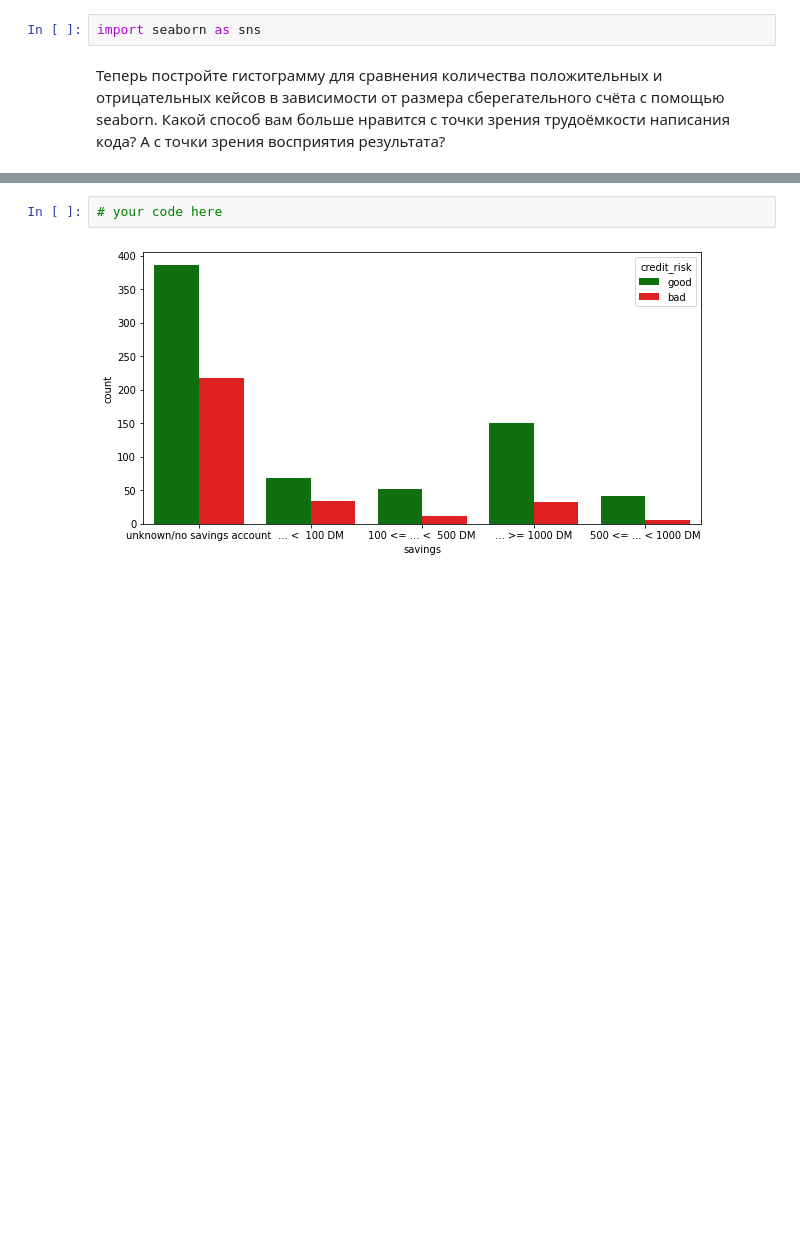
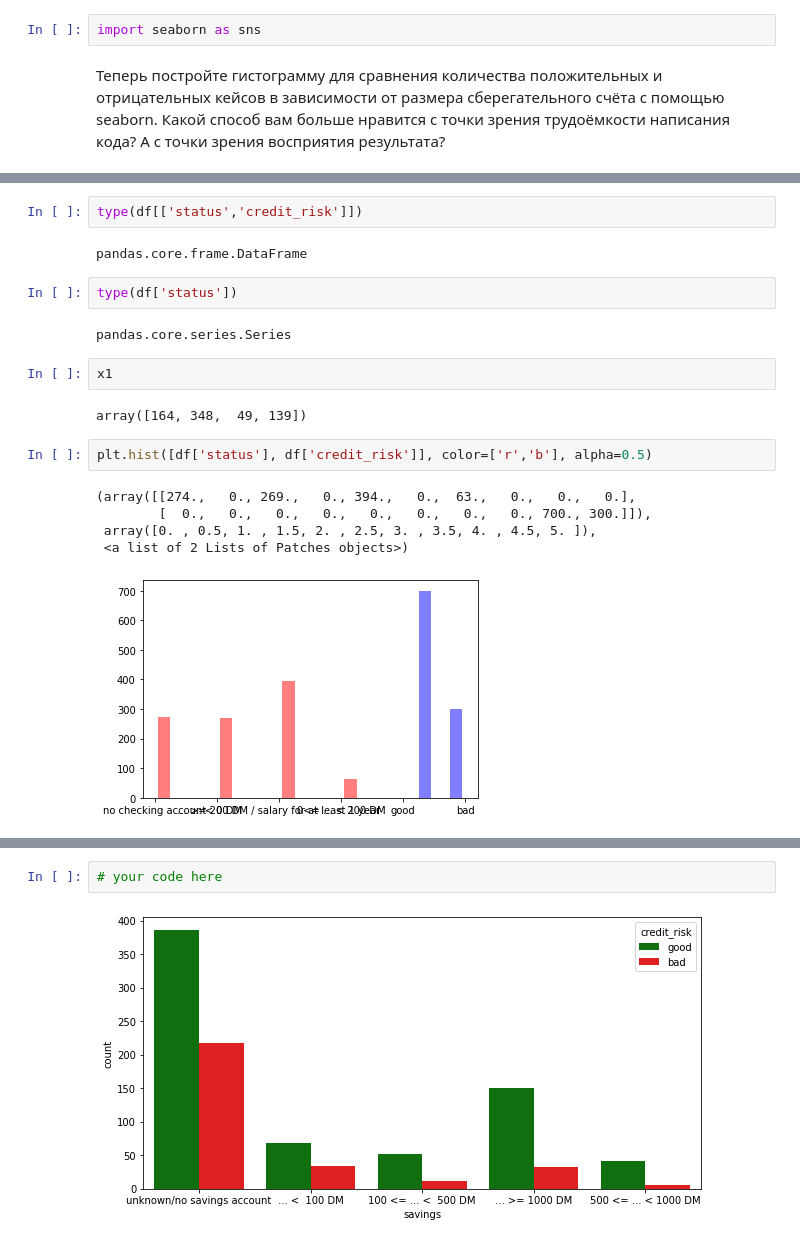
Before and after one commit to TyurinIvan/iad2021, a Jupyter notebook: hw3/hw03-EDA.ipynb, the cells around one changed output, grey strips where cells are left out. Drawn from its saved outputs; the diff is of its cells as text; blank space fills up the shorter version.

```diff
--- a/hw3/hw03-EDA.ipynb
+++ b/hw3/hw03-EDA.ipynb
@@ -173,0 +244,20 @@ import seaborn as sns
+# %%
+type(df[['status','credit_risk']])
+# %% [output]
+pandas.core.frame.DataFrame
+# %%
+type(df['status'])
+# %% [output]
+pandas.core.series.Series
+# %%
+x1
+# %% [output]
+array([164, 348,  49, 139])
+# %%
+plt.hist([df['status'], df['credit_risk']], color=['r','b'], alpha=0.5)
+# %% [output]
+(array([[274.,   0., 269.,   0., 394.,   0.,  63.,   0.,   0.,   0.],
+        [  0.,   0.,   0.,   0.,   0.,   0.,   0.,   0., 700., 300.]]),
+ array([0. , 0.5, 1. , 1.5, 2. , 2.5, 3. , 3.5, 4. , 4.5, 5. ]),
+ <a list of 2 Lists of Patches objects>)
+[figure, added]
```
Also changed, not shown: parts of 7 cells of this notebook.
